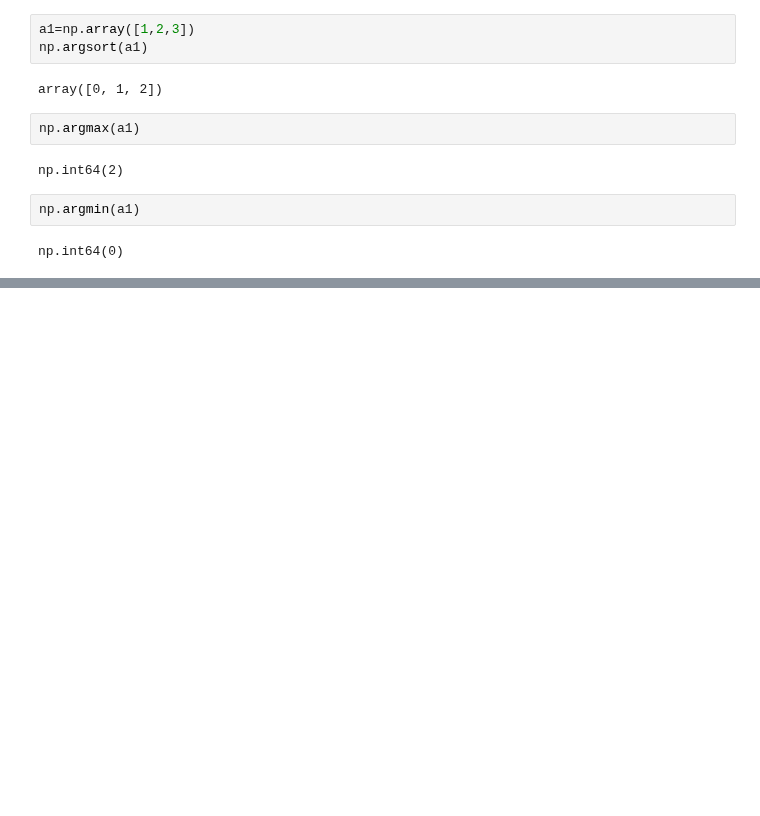
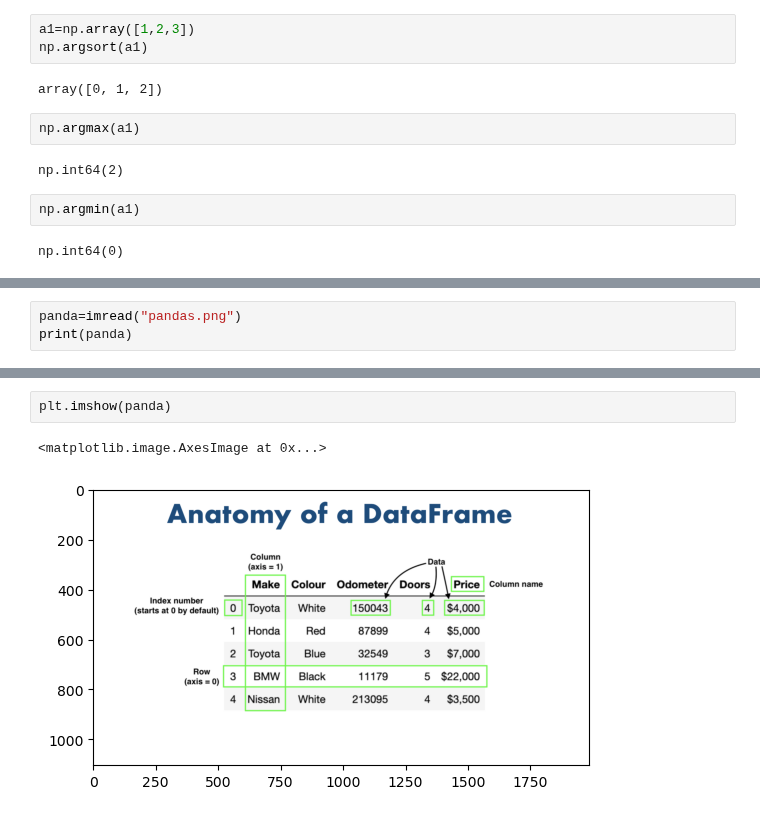
Before and after one commit to FairozAhmadSheikh/Machine_and_Deep_Learning_Basic_To_Advance, a Jupyter notebook: numpy_revision.ipynb, the cells around one changed output, grey strips where cells are left out. Cells and saved outputs as stored; diff of their text form; blank space fills up the shorter version.

Commit message:
image

```diff
--- a/numpy_revision.ipynb
+++ b/numpy_revision.ipynb
@@ -477,0 +482,3 @@ np.int64(0)
+# %%
+panda=imread("pandas.png")
+print(panda)
@@ -477,0 +503,5 @@ np.int64(0)
+# %%
+plt.imshow(panda)
+# %% [output]
+<matplotlib.image.AxesImage at 0x...>
+[figure, added]
```
Also changed, not shown: parts of 3 cells of this notebook, 2 other files.
